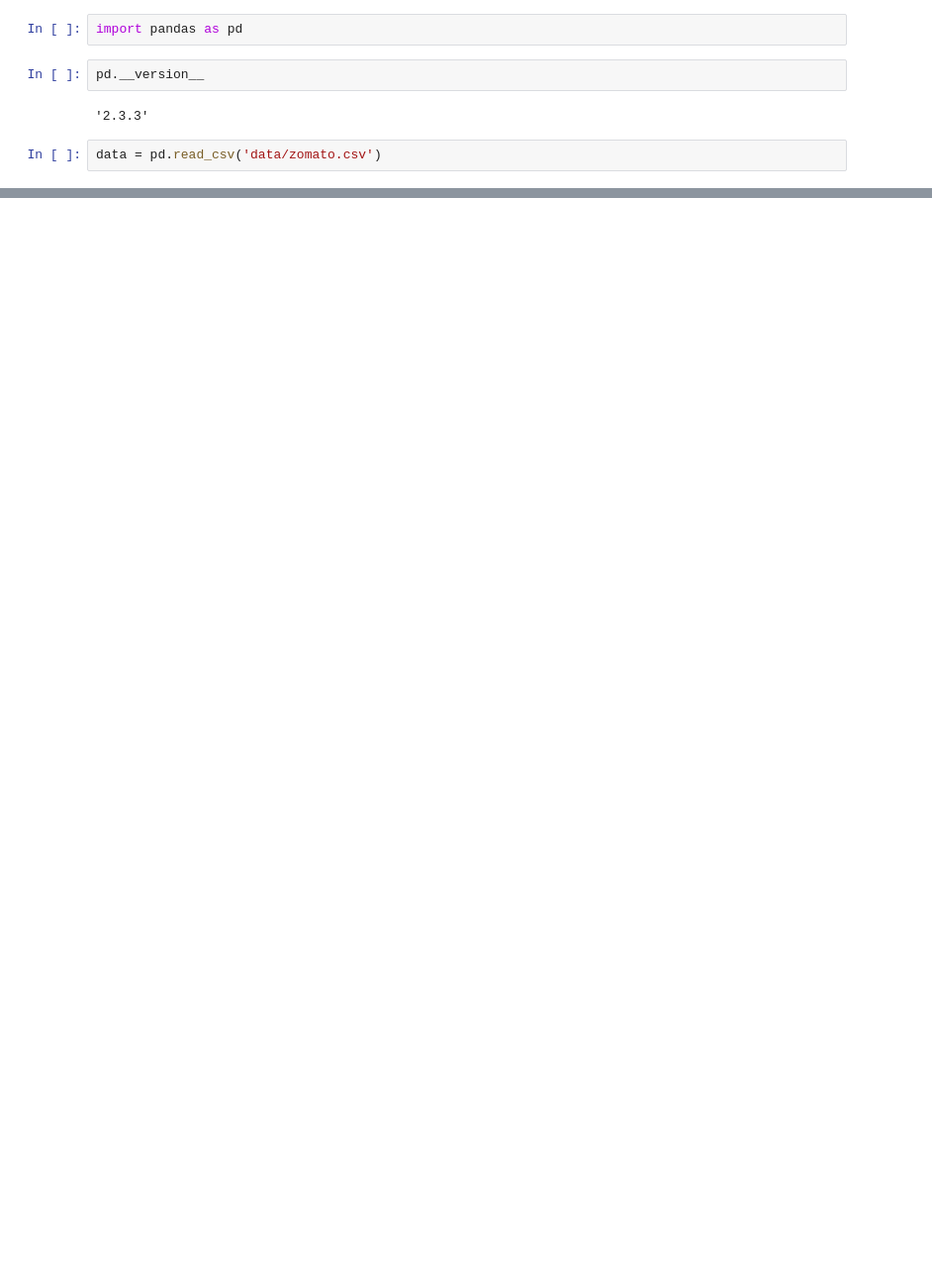
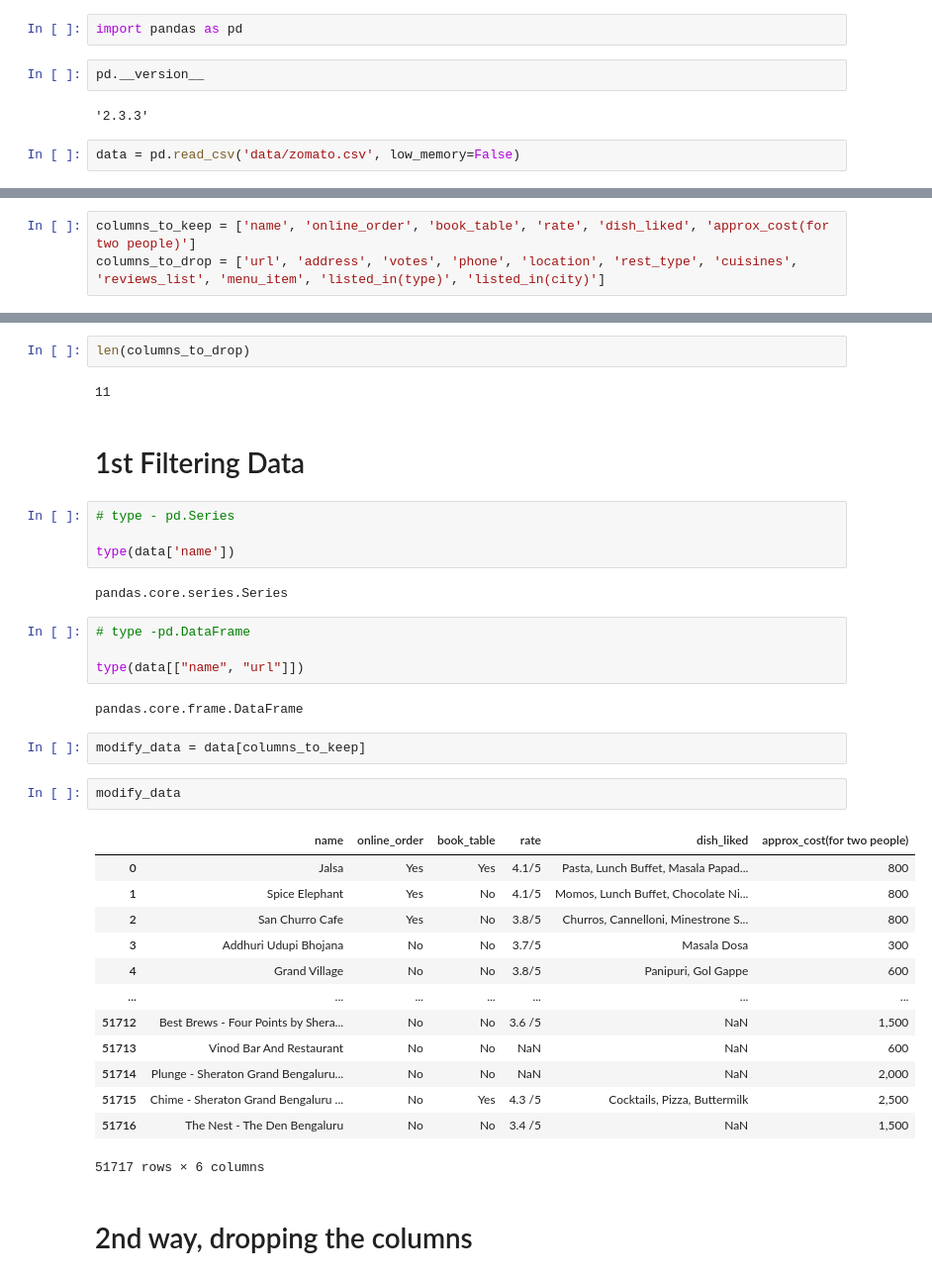
Before and after one commit to krasigarev/Data-Cleaning-with-Python-Pandas, a Jupyter notebook: data_cleaning_zomato_dataset.ipynb, the cells around one changed output, grey strips where cells are left out. Shown at 99% size. Cells and saved outputs as stored; diff of their text form; blank space fills up the shorter version.

```diff
--- a/data_cleaning_zomato_dataset.ipynb
+++ b/data_cleaning_zomato_dataset.ipynb
@@ -5,7 +5,7 @@ pd.__version__
 # %% [output]
 '2.3.3'
 # %%
-data = pd.read_csv('data/zomato.csv')
+data = pd.read_csv('data/zomato.csv', low_memory=False)
 # %%
 data.tail(2)
 # %% [output]
@@ -16,0 +57,3 @@ https://www.youtube.com/watch?v=PO0ANO8L8uw&list=PLTsu3dft3CWhOUPyXdLw8DGy_1l2oK
+# %%
+columns_to_keep = ['name', 'online_order', 'book_table', 'rate', 'dish_liked', 'approx_cost(for two people)']
+columns_to_drop = ['url', 'address', 'votes', 'phone', 'location', 'rest_type', 'cuisines', 'reviews_list', 'menu_item', 'listed_in(type)', 'listed_in(city)']
@@ -16,0 +64,38 @@ https://www.youtube.com/watch?v=PO0ANO8L8uw&list=PLTsu3dft3CWhOUPyXdLw8DGy_1l2oK
+# %%
+len(columns_to_drop)
+# %% [output]
+11
+# %% [markdown]
+# 1st Filtering Data
+# %%
+# type - pd.Series
+
+type(data['name'])
+# %% [output]
+pandas.core.series.Series
+# %%
+# type -pd.DataFrame
+
+type(data[["name", "url"]])
+# %% [output]
+pandas.core.frame.DataFrame
+# %%
+modify_data = data[columns_to_keep]
+# %%
+modify_data
+# %% [output]
+|  | name | online_order | book_table | rate | dish_liked | approx_cost(for two people) |
+| 0 | Jalsa | Yes | Yes | 4.1/5 | Pasta, Lunch Buffet, Masala Papad... | 800 |
+| 1 | Spice Elephant | Yes | No | 4.1/5 | Momos, Lunch Buffet, Chocolate Ni... | 800 |
+| 2 | San Churro Cafe | Yes | No | 3.8/5 | Churros, Cannelloni, Minestrone S... | 800 |
+| 3 | Addhuri Udupi Bhojana | No | No | 3.7/5 | Masala Dosa | 300 |
+| 4 | Grand Village | No | No | 3.8/5 | Panipuri, Gol Gappe | 600 |
+| ... | ... | ... | ... | ... | ... | ... |
+| 51712 | Best Brews - Four Points by Shera... | No | No | 3.6 /5 | NaN | 1,500 |
+| 51713 | Vinod Bar And Restaurant | No | No | NaN | NaN | 600 |
+| 51714 | Plunge - Sheraton Grand Bengaluru... | No | No | NaN | NaN | 2,000 |
+| 51715 | Chime - Sheraton Grand Bengaluru ... | No | Yes | 4.3 /5 | Cocktails, Pizza, Buttermilk | 2,500 |
+| 51716 | The Nest - The Den Bengaluru | No | No | 3.4 /5 | NaN | 1,500 |
+51717 rows × 6 columns
+# %% [markdown]
+# 2nd way, dropping the columns
```
Also changed, not shown: parts of 51 cells of this notebook.
